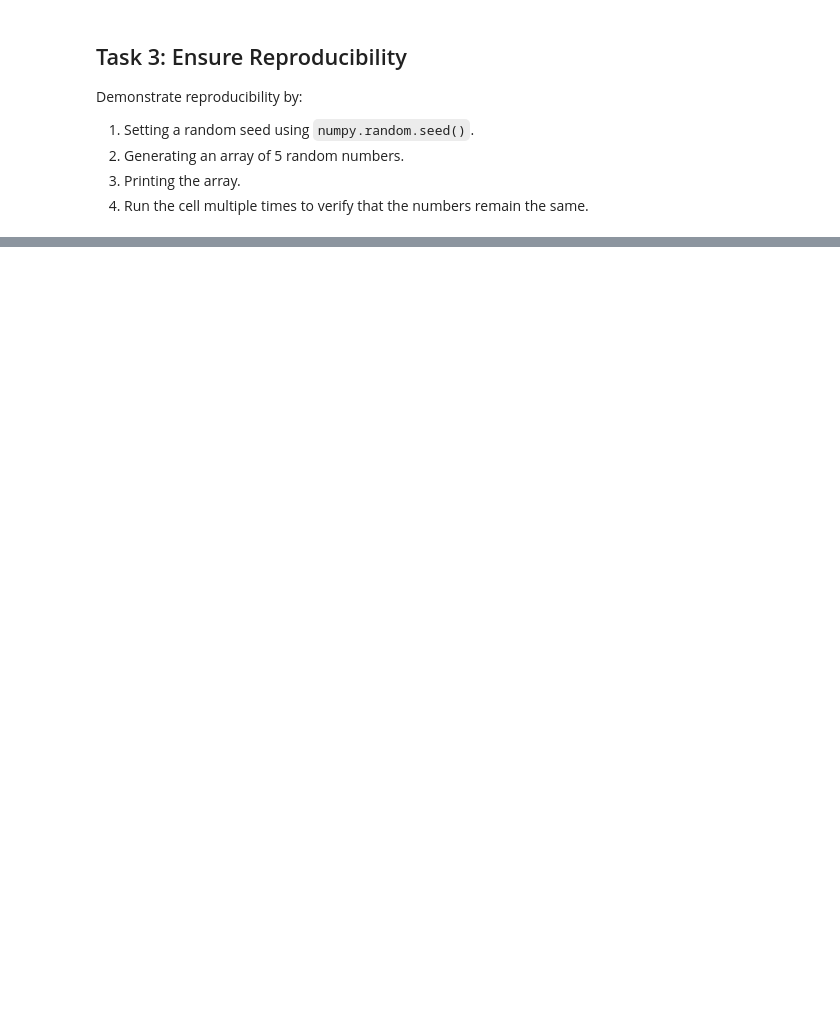
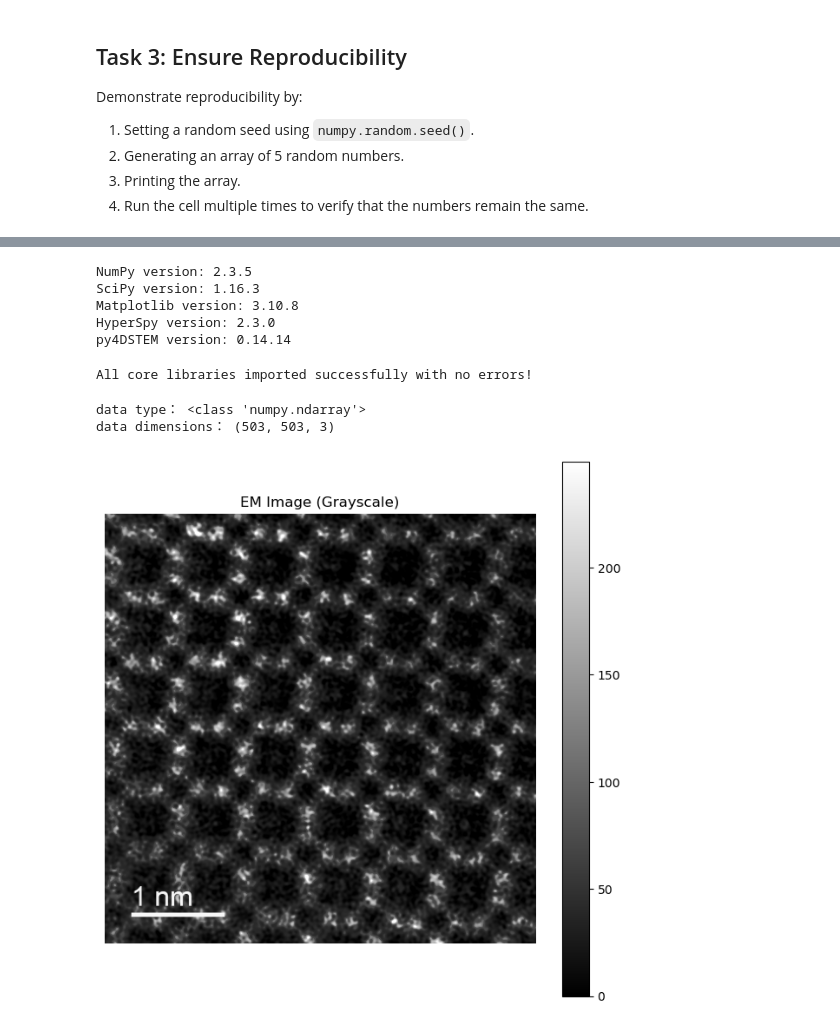
Before and after one commit to Qianruitong/MATSCI465-Qianruitong, a Jupyter notebook: assignment1.ipynb, the cells around one changed output, grey strips where cells are left out. Saved outputs shown, nothing was run; the diff lists cells and outputs as text; code cells hidden in the pictures; blank space fills up the shorter version.

```diff
--- a/assignment1.ipynb
+++ b/assignment1.ipynb
@@ -84,0 +105,65 @@ print(f"Random numbers: {random_numbers}")
+# %%
+# key packages
+import numpy
+import scipy
+import matplotlib
+import hyperspy
+import py4DSTEM
+
+print(f"NumPy version: {numpy.__version__}")
+print(f"SciPy version: {scipy.__version__}")
+print(f"Matplotlib version: {matplotlib.__version__}")
+print(f"HyperSpy version: {hyperspy.__version__}")
+print(f"py4DSTEM version: {py4DSTEM.__version__}")
+# %% [output]
+NumPy version: 2.3.5
+SciPy version: 1.16.3
+Matplotlib version: 3.10.8
+HyperSpy version: 2.3.0
+py4DSTEM version: 0.14.14
+# %%
+# Import all core libraries
+import sys
+import numpy as np
+import scipy as sp
+import matplotlib.pyplot as plt
+import hyperspy.api as hs
+import py4DSTEM
+
+print("All core libraries imported successfully with no errors!")
+# %% [output]
+All core libraries imported successfully with no errors!
+# %%
+import numpy as np
+import matplotlib.pyplot as plt
+
+# use matplotlib read tif as NumPy
+tif_path = "C:/Users/Nevidas/Downloads/exampleEMImage.tif"
+data = plt.imread(tif_path)
+
+# varification
+print("data type：", type(data))
+print("data dimensions：", data.shape)
+# %% [output]
+data type： <class 'numpy.ndarray'>
+data dimensions： (503, 503, 3)
+# %%
+import numpy as np
+import matplotlib.pyplot as plt
+
+# load image
+tif_path = "C:/Users/Nevidas/Downloads/exampleEMImage.tif"
+data = plt.imread(tif_path)
+
+# Convert color images to grayscale (weighted by visual weight)
+gray_data = np.dot(data[...,:3], [0.2989, 0.5870, 0.1140])
+
+# Display grayscale image
+plt.figure(figsize=(8, 8))
+plt.imshow(gray_data, cmap="gray")
+plt.axis("off")
+plt.title("EM Image (Grayscale)")
+plt.colorbar()  # Add intensity scale
+plt.show()
+# %% [output]
+[figure, added]
```
Also changed, not shown: parts of 6 cells of this notebook, 1 other file.
